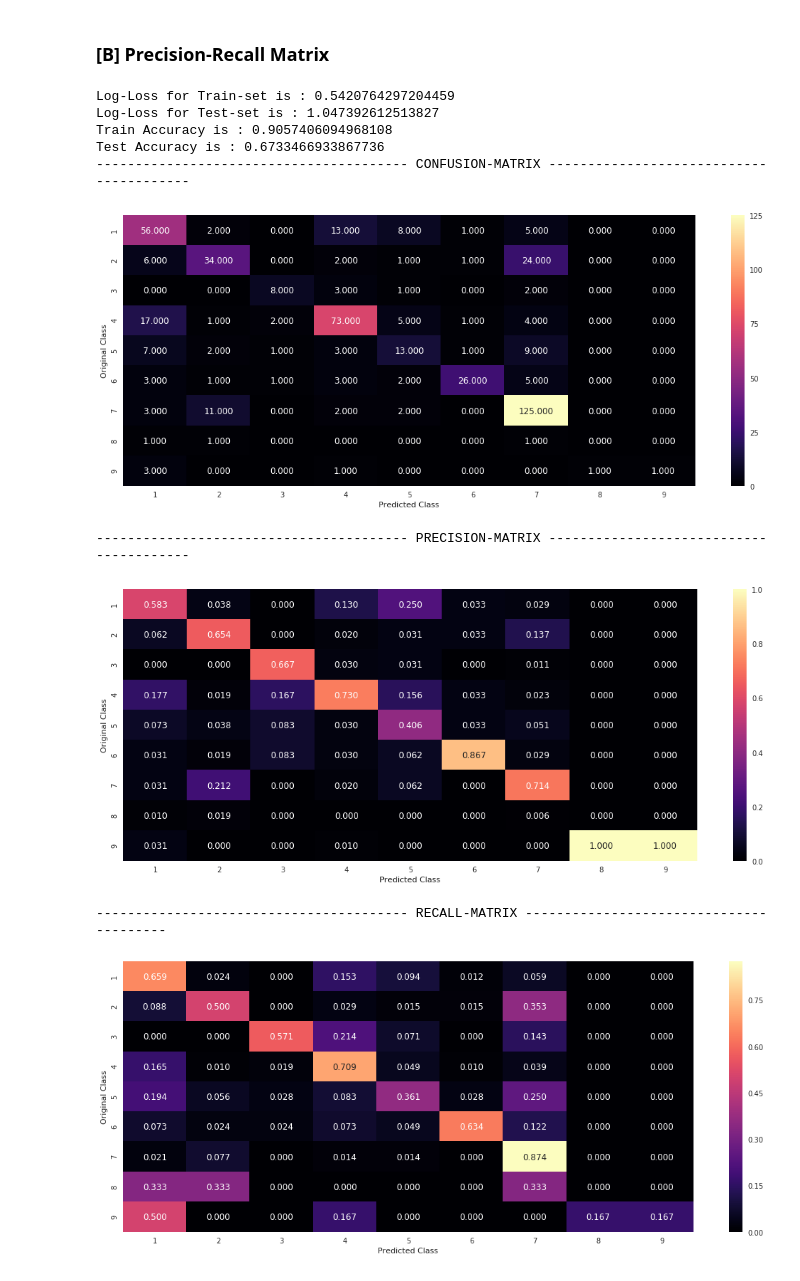
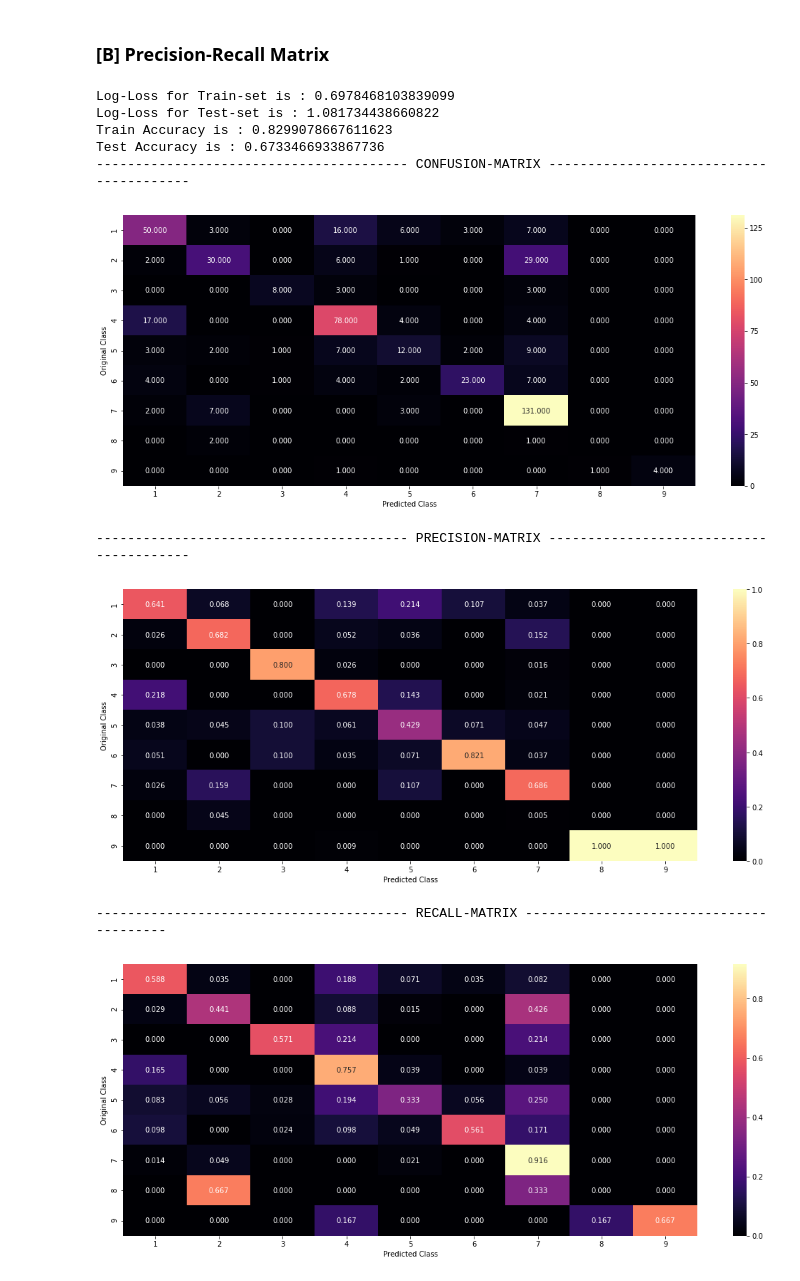
Before and after one commit to sradheya99/Cancer-Diagnosis, a Jupyter notebook: Cancer Diagnosis/CancerDiagnosis.ipynb, the cells around one changed output. Cells and saved outputs as stored; diff of their text form; code cells hidden in the pictures.

```diff
--- a/Cancer Diagnosis/CancerDiagnosis.ipynb
+++ b/Cancer Diagnosis/CancerDiagnosis.ipynb
@@ -307,9 +306,9 @@ def text_onehot_encode(train_data, test_data, vectorizer, ngram):
             text_vect = CountVectorizer(min_df = 3, ngram_range = (1, 2), max_features = 50000)
     else:
         if ngram == 'Unigram':
-            text_vect = TfidfVectorizer(min_df = 3, max_features = 1000)
+            text_vect = TfidfVectorizer(min_df = 3, max_features = 10000)
         else:
-            text_vect = TfidfVectorizer(min_df = 3, ngram_range = (1, 2), max_features = 1000)
+            text_vect = TfidfVectorizer(min_df = 3, ngram_range = (1, 2), max_features = 10000)
 
     fit_vect = text_vect.fit(train_data['TEXT'])
     train_vect = fit_vect.transform(train_data['TEXT'])
@@ -2266,7 +2240,7 @@ Test Accuracy is : 0.6412825651302605
 # %%
-import xgboost as xgb
+import lightgbm as lgb
 from tqdm import tqdm
-def xgboost_model(operation, encode_type, best_depth = None, best_n = None, vectorizer = None, ngram = None):
+def lgb_model(operation, encode_type, best_depth = None, best_n = None, vectorizer = None, ngram = None):
     n_base = np.array([5, 6, 7])
     depth = np.arange(2, 21, 3)
     if operation == 'Training':
@@ -2278,7 +2252,7 @@ def xgboost_model(operation, encode_type, best_depth = None, best_n = None, vect
             trn_data, cv_data = feature_stack(train_datax, train_datay, crossv_x, crossv_y, encode_type)
         for b in tqdm(n_base):
             for d in depth:
-                clf = xgb.XGBClassifier(n_estimators = b, max_depth = d, n_jobs = -1)
+                clf = lgb.LGBMClassifier(n_estimators = b, max_depth = d, n_jobs = -1)
                 clf.fit(trn_data, train_datay)
                 sig_clf = CalibratedClassifierCV(clf, method="sigmoid")
                 sig_clf.fit(trn_data, train_datay)
@@ -2288,7 +2262,7 @@ def xgboost_model(operation, encode_type, best_depth = None, best_n = None, vect
                 cv_err.append(log_loss(crossv_y, pred_proba_cv))
         err_output(train_err, cv_err, depth, n_base)
     else:
-        clf = xgb.XGBClassifier(n_estimators = best_n, max_depth = best_depth, n_jobs = -1)
+        clf = lgb.LGBMClassifier(n_estimators = best_n, max_depth = best_depth, n_jobs = -1)
         if encode_type == 'OneHotEncode':
             trn_data, tst_data = feature_stack(train_x, train_y, test_x, test_y, encode_type)
         else:
@@ -2330,17 +2331,17 @@ Log Loss for depth 20 and no. of base 7 is 1.1419053074812835
 # %% [markdown]
 ### [B] Precision-Recall Matrix
 # %%
-xgboost_model('Testing', 'OneHotEncode', vectorizer = 'TFIDF', ngram = 'Unigram', best_n = 1000, best_depth = 8)
+lgb_model('Testing', 'OneHotEncode', vectorizer = 'TFIDF', ngram = 'Unigram', best_n = 10, best_depth = 7)
 # %% [output]
-Log-Loss for Train-set is : 0.5420764297204459
-Log-Loss for Test-set is : 1.047392612513827
-Train Accuracy is : 0.9057406094968108
+Log-Loss for Train-set is : 0.6978468103839099
+Log-Loss for Test-set is : 1.081734438660822
+Train Accuracy is : 0.8299078667611623
 Test Accuracy is : 0.6733466933867736
 ---------------------------------------- CONFUSION-MATRIX ----------------------------------------
-[figure, old version]
+[figure, new version]
 ---------------------------------------- PRECISION-MATRIX ----------------------------------------
-[figure, old version]
+[figure, new version]
 ---------------------------------------- RECALL-MATRIX ----------------------------------------
-[figure, old version]
+[figure, new version]
 # %% [markdown]
 #### Observation:
```
Also changed, not shown: parts of 37 cells of this notebook.
